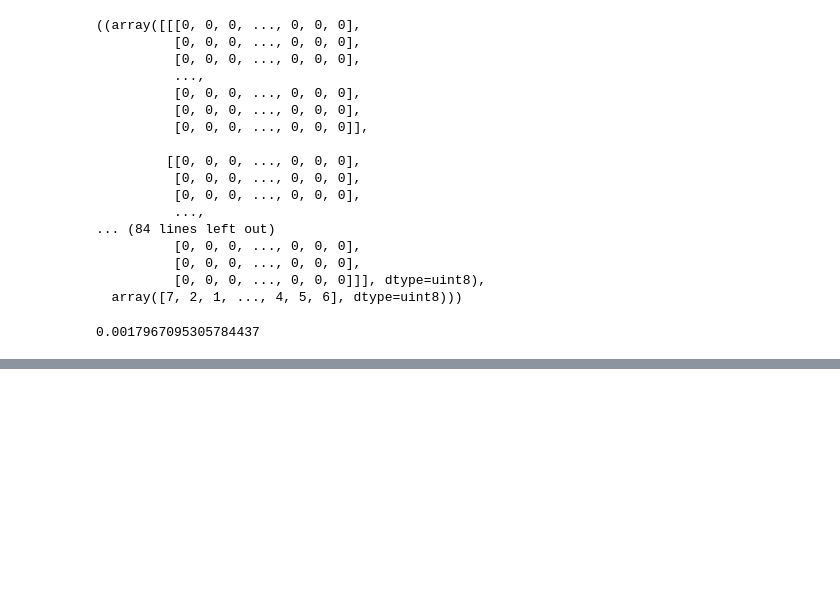
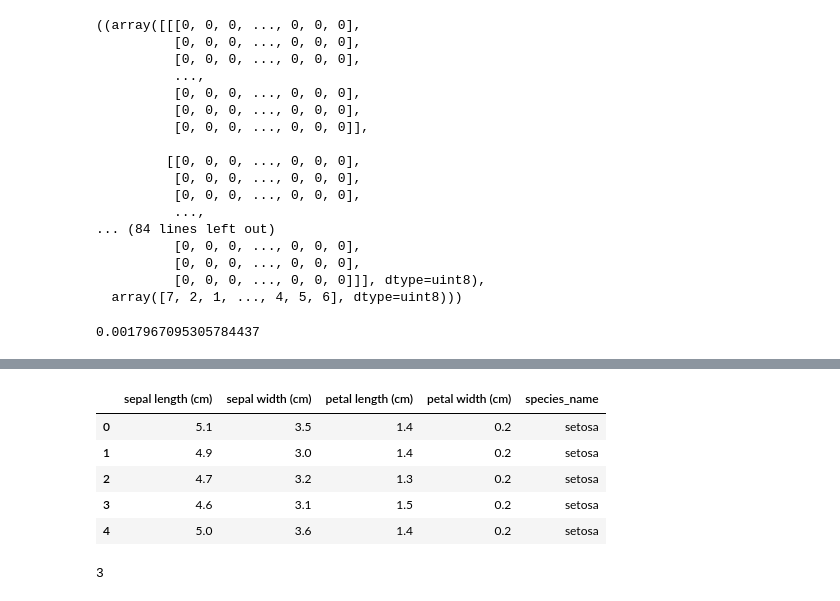
Before and after one commit to kokchun/Machine-learning-AI22, a Jupyter notebook: misc/kladd.ipynb, the cells around one changed output, grey strips where cells are left out. Saved outputs shown, nothing was run; the diff lists cells and outputs as text; code cells hidden in the pictures; blank space fills up the shorter version.

```diff
--- a/misc/kladd.ipynb
+++ b/misc/kladd.ipynb
@@ -134,0 +173,49 @@ from sklearn.neighbors import KNeighborsClassifierx
+# %%
+df.loc[df['species_name'] == "setosa"].head()
+# %% [output]
+|  | sepal length (cm) | sepal width (cm) | petal length (cm) | petal width (cm) | species_name |
+| 0 | 5.1 | 3.5 | 1.4 | 0.2 | setosa |
+| 1 | 4.9 | 3.0 | 1.4 | 0.2 | setosa |
+| 2 | 4.7 | 3.2 | 1.3 | 0.2 | setosa |
+| 3 | 4.6 | 3.1 | 1.5 | 0.2 | setosa |
+| 4 | 5.0 | 3.6 | 1.4 | 0.2 | setosa |
+# %%
+species_names = ['setosa', 'versicolor', 'virginica']
+features = ['sepal length (cm)', 'sepal width (cm)', 'petal length (cm)', 'petal width (cm)']
+mask = pd.Series(dtype=float)
+
+filt_list = []
+for species in species_names:
+    df_species = df.loc[df['species_name'] == species]
+
+    Q25 = df_species.quantile(.25)
+    Q75 = df_species.quantile(.75)
+    IQR = Q75-Q25
+    lower_bound = Q25 - 1.5 * IQR
+    higher_bound = Q75 + 1.5 * IQR
+
+    #print(Q25)
+
+    df_species_features = df_species.drop("species_name", axis=1)
+    filt = (df_species_features > lower_bound) & (df_species_features < higher_bound)
+
+    filt_list.append(filt)
+    # setosa
+    # 0 true
+    # 1 false
+    # 2 true
+    # ...
+    # 49 false
+    # versicolor
+    # 50 true
+    # 51 true
+    # ...
+
+    #mask = pd.concat([mask, filt])
+
+
+#mask = mask.dropna(axis=1).all(axis=1)
+
+len(filt_list)
+# %% [output]
+3
```
Also changed, not shown: parts of 8 cells of this notebook.
